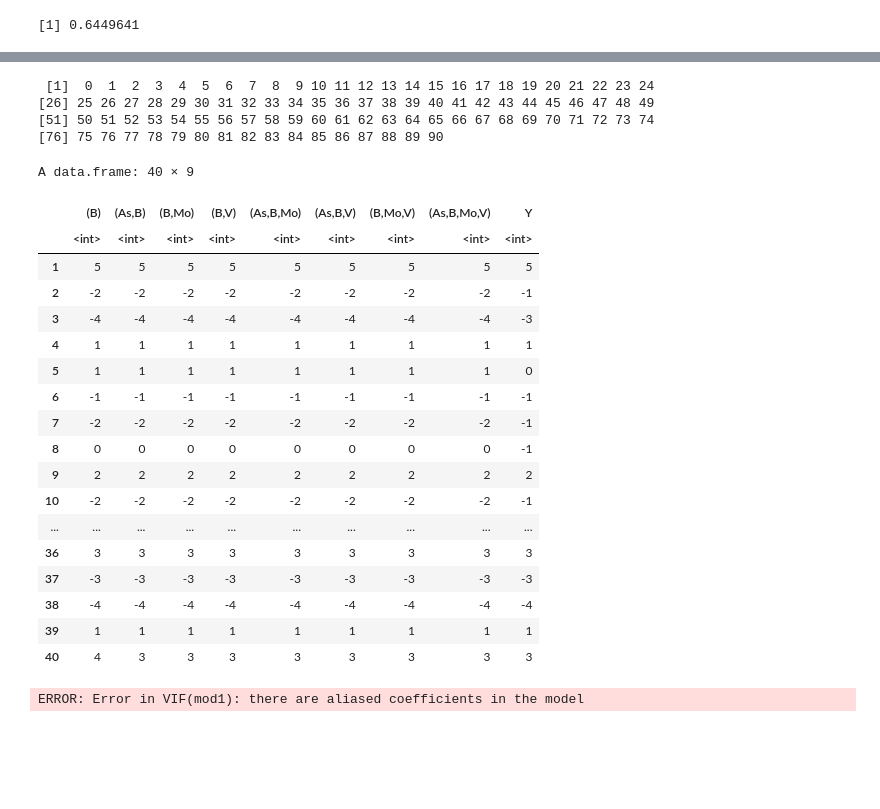
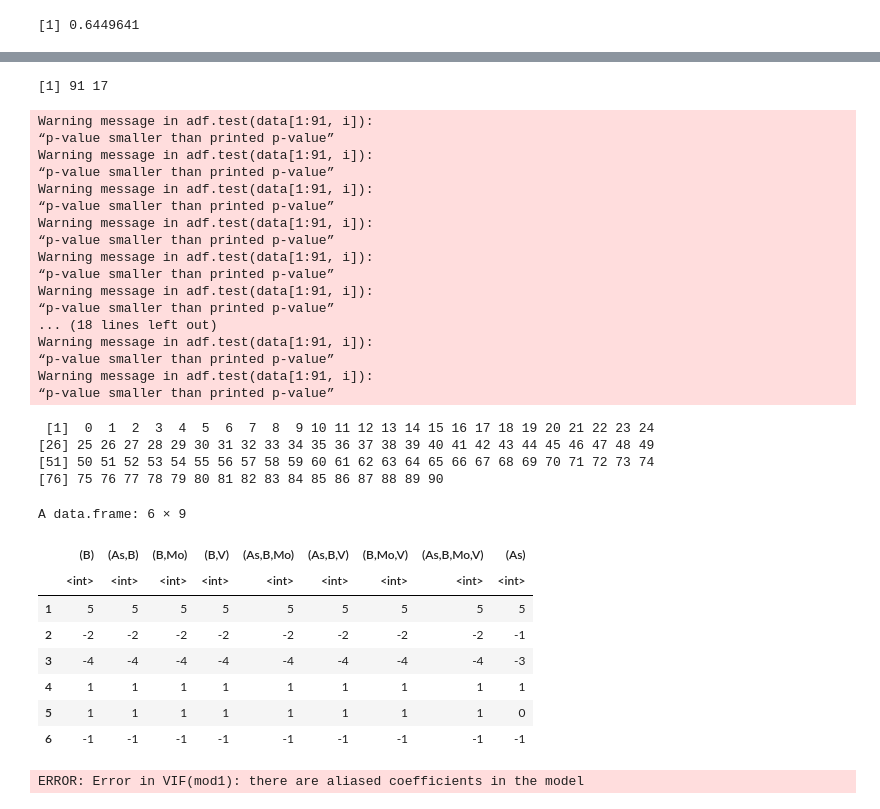
Before and after one commit to SU-Hongs/UROP_mining, a Jupyter notebook: groundwater/r_groundwater.ipynb, the cells around one changed output, grey strips where cells are left out. Drawn from its saved outputs; the diff is of its cells as text; code cells hidden in the pictures; blank space fills up the shorter version.

```diff
--- a/groundwater/r_groundwater.ipynb
+++ b/groundwater/r_groundwater.ipynb
@@ -237,3 +250,33 @@ A data.frame: 6 × 18
+# %%
+dim(data)
+# %% [output]
+[1] 91 17
+# %%
+for (i in 1:17){
+#     print(i)
+    p <- adf.test(data[1:91,i])$p.value
+#     print(p)
+    if(p>0.05)
+        {print("oh no")}
+}
+# %% [output]
+Warning message in adf.test(data[1:91, i]):
+“p-value smaller than printed p-value”
+Warning message in adf.test(data[1:91, i]):
+“p-value smaller than printed p-value”
+Warning message in adf.test(data[1:91, i]):
+“p-value smaller than printed p-value”
+Warning message in adf.test(data[1:91, i]):
+“p-value smaller than printed p-value”
+Warning message in adf.test(data[1:91, i]):
+“p-value smaller than printed p-value”
+Warning message in adf.test(data[1:91, i]):
+“p-value smaller than printed p-value”
+... (18 lines left out)
+Warning message in adf.test(data[1:91, i]):
+“p-value smaller than printed p-value”
+Warning message in adf.test(data[1:91, i]):
+“p-value smaller than printed p-value”
 # %%
 data$X
 # %% [output]
@@ -242,17 +285,19 @@ data$X
 [51] 50 51 52 53 54 55 56 57 58 59 60 61 62 63 64 65 66 67 68 69 70 71 72 73 74
 [76] 75 76 77 78 79 80 81 82 83 84 85 86 87 88 89 90
 # %%
-X <- cbind(data[,4],data[,8],data[,11],data[,12],data[,14],data[,15],data[,17],data[,18])
-y <- data[,10]
-X <- data.frame(X)
+# X <- cbind(data[,4],data[,8],data[,11],data[,12],data[,14],data[,15],data[,17],data[,18])
+# y <- data[,10]
+# X <- data.frame(X)
+X <- read.csv("Data/diff_cause_colos.csv")
+X <- X[1:91,-1]
 # %%
-names(X) <- c("(B)","(As,B)","(B,Mo)","(B,V)","(As,B,Mo)","(As,B,V)","(B,Mo,V)","(As,B,Mo,V)")
-X$Y <- y
+names(X) <- c("(B)","(As,B)","(B,Mo)","(B,V)","(As,B,Mo)","(As,B,V)","(B,Mo,V)","(As,B,Mo,V)","(As)")
+# X$Y <- y
 # %%
-head(X,40)
+head(X)
 # %% [output]
-A data.frame: 40 × 9
+A data.frame: 6 × 9
-|  | (B) | (As,B) | (B,Mo) | (B,V) | (As,B,Mo) | (As,B,V) | (B,Mo,V) | (As,B,Mo,V) | Y |
+|  | (B) | (As,B) | (B,Mo) | (B,V) | (As,B,Mo) | (As,B,V) | (B,Mo,V) | (As,B,Mo,V) | (As) |
 |  | <int> | <int> | <int> | <int> | <int> | <int> | <int> | <int> | <int> |
 | 1 | 5 | 5 | 5 | 5 | 5 | 5 | 5 | 5 | 5 |
 | 2 | -2 | -2 | -2 | -2 | -2 | -2 | -2 | -2 | -1 |
@@ -260,16 +305,6 @@ A data.frame: 40 × 9
 | 4 | 1 | 1 | 1 | 1 | 1 | 1 | 1 | 1 | 1 |
 | 5 | 1 | 1 | 1 | 1 | 1 | 1 | 1 | 1 | 0 |
 | 6 | -1 | -1 | -1 | -1 | -1 | -1 | -1 | -1 | -1 |
-| 7 | -2 | -2 | -2 | -2 | -2 | -2 | -2 | -2 | -1 |
-| 8 | 0 | 0 | 0 | 0 | 0 | 0 | 0 | 0 | -1 |
-| 9 | 2 | 2 | 2 | 2 | 2 | 2 | 2 | 2 | 2 |
-| 10 | -2 | -2 | -2 | -2 | -2 | -2 | -2 | -2 | -1 |
-| ... | ... | ... | ... | ... | ... | ... | ... | ... | ... |
-| 36 | 3 | 3 | 3 | 3 | 3 | 3 | 3 | 3 | 3 |
-| 37 | -3 | -3 | -3 | -3 | -3 | -3 | -3 | -3 | -3 |
-| 38 | -4 | -4 | -4 | -4 | -4 | -4 | -4 | -4 | -4 |
-| 39 | 1 | 1 | 1 | 1 | 1 | 1 | 1 | 1 | 1 |
-| 40 | 4 | 3 | 3 | 3 | 3 | 3 | 3 | 3 | 3 |
 # %%
 mod1 <- lm(Y~.,data=X)
 VIF(mod1)
```
Also changed, not shown: parts of 20 cells of this notebook, 4 other files.
